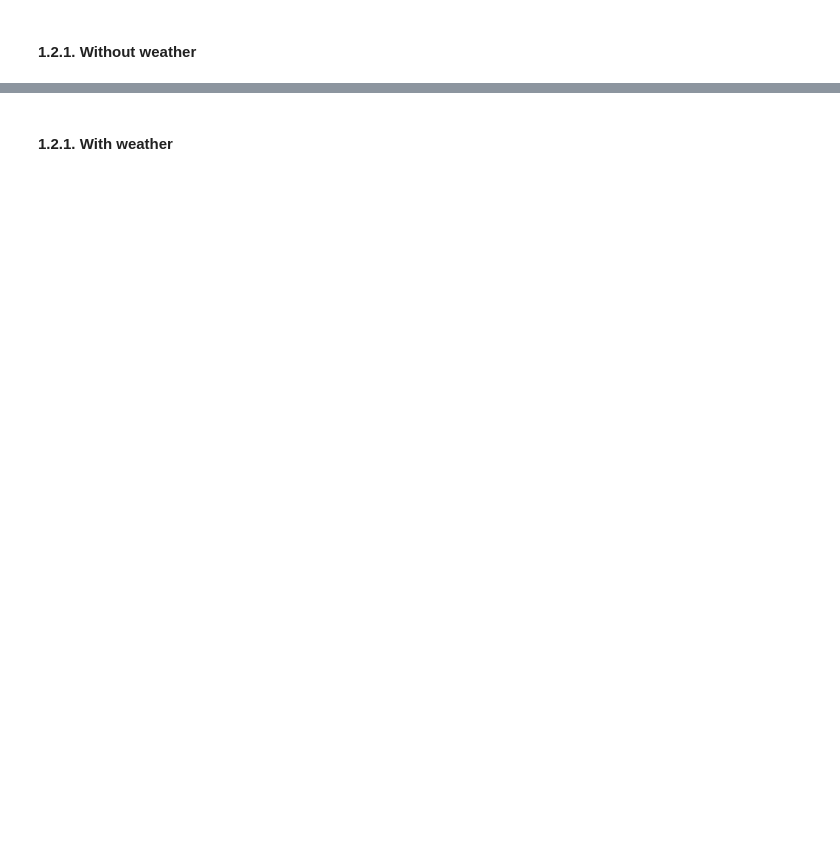
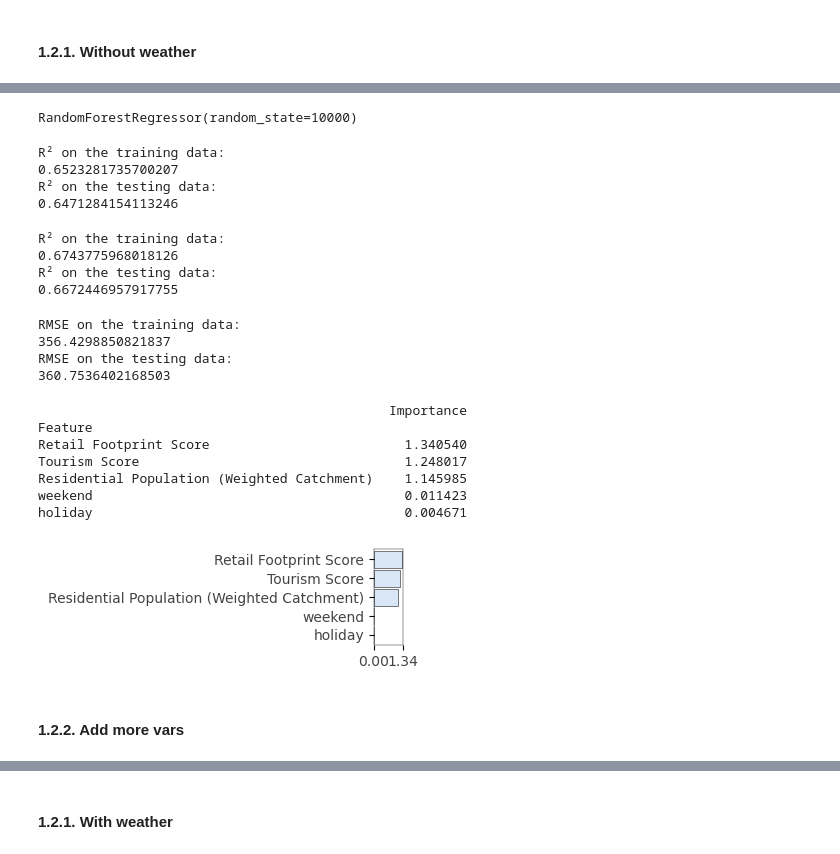
Before and after one commit to stefankrysa/MScDissertation, a Jupyter notebook: modelling.ipynb, the cells around one changed output, grey strips where cells are left out. Saved outputs shown, nothing was run; the diff lists cells and outputs as text; code cells hidden in the pictures; blank space fills up the shorter version.

```diff
--- a/modelling.ipynb
+++ b/modelling.ipynb
@@ -71,4 +64 @@ print(features)
-# %%
-# drop NaNs
-df_model = df_model.dropna(subset=[target] + features + weather_vars)
 # %%
@@ -77,0 +116,17 @@ df_model = df_model.dropna(subset=[target] + features + weather_vars)
+# %%
+# values of max_depth and min_samples_split
+hyperparameters = {'max_depth':[10,20,30,40,50], 'min_samples_split':[2,4,6,8,10]}
+
+randomState_dt = 10000
+rf = RandomForestRegressor(random_state=randomState_dt)
+
+# cv=5 by default, which means 5-fold cross-validation
+clf = GridSearchCV(rf, hyperparameters)
+
+clf.fit(train_x, train_y)
+
+# we can query the best parameter value and its accuracy score
+print ("The best parameter value is: ")
+print (clf.best_params_)
+print ("The best score is: ")
+print (clf.best_score_)
@@ -77,0 +135,59 @@ df_model = df_model.dropna(subset=[target] + features + weather_vars)
+# %%
+# not calibrated
+rf_final = RandomForestRegressor(random_state=randomState_dt)
+rf_final.fit(train_x, train_y)
+# %% [output]
+RandomForestRegressor(random_state=10000)
+# %%
+print("R² on the training data:")
+print(rf_final.score(X=train_x, y=train_y))
+print("R² on the testing data:")
+print(rf_final.score(X=test_x, y=test_y))
+# %% [output]
+R² on the training data:
+0.6523281735700207
+R² on the testing data:
+0.6471284154113246
+# %%
+rf_final = RandomForestRegressor(max_depth=clf.best_params_['max_depth'],
+                                 min_samples_split=clf.best_params_['min_samples_split'],
+                                 random_state=randomState_dt)
+rf_final.fit(train_x, train_y)
+# %%
+print("R² on the training data:")
+print(rf_final.score(X=train_x, y=train_y))
+print("R² on the testing data:")
+print(rf_final.score(X=test_x, y=test_y))
+# %% [output]
+R² on the training data:
+0.6743775968018126
+R² on the testing data:
+0.6672446957917755
+# %%
+print("RMSE on the training data:")
+print(root_mean_squared_error(train_y, rf_final.predict(train_x)))
+print("RMSE on the testing data:")
+print(root_mean_squared_error(test_y, rf_final.predict(test_x)))
+# %% [output]
+RMSE on the training data:
+356.4298850821837
+RMSE on the testing data:
+360.7536402168503
+# %%
+from rfpimp import importances
+
+imp = rfpimp.importances(rf_final, test_x, test_y)
+print(imp)
+viz = rfpimp.plot_importances(imp)
+viz.view()
+# %% [output]
+                                             Importance
+Feature
+Retail Footprint Score                         1.340540
+Tourism Score                                  1.248017
+Residential Population (Weighted Catchment)    1.145985
+weekend                                        0.011423
+holiday                                        0.004671
+[figure, added]
+# %% [markdown]
+#### 1.2.2. Add more vars
```
Also changed, not shown: parts of 57 cells of this notebook.
